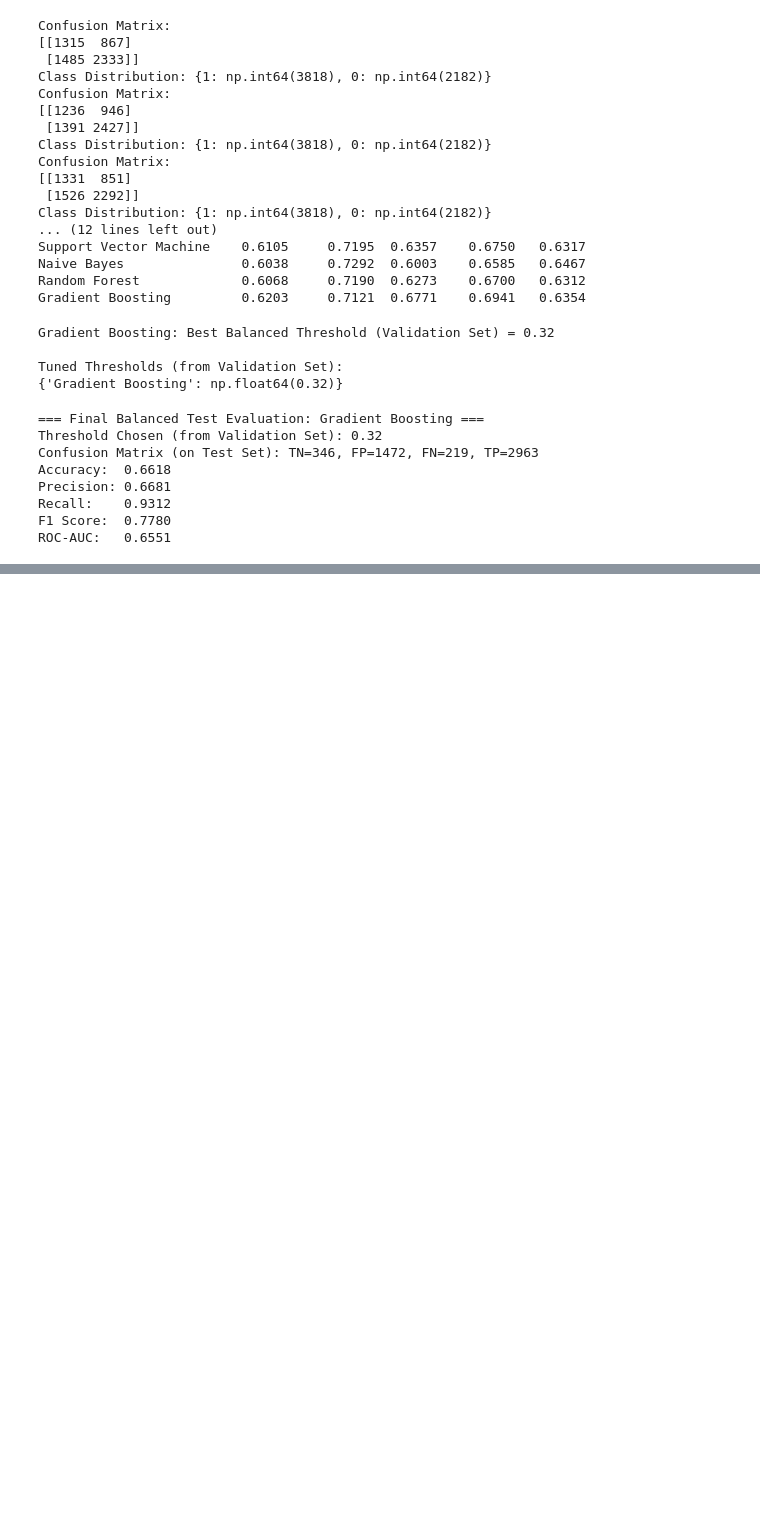
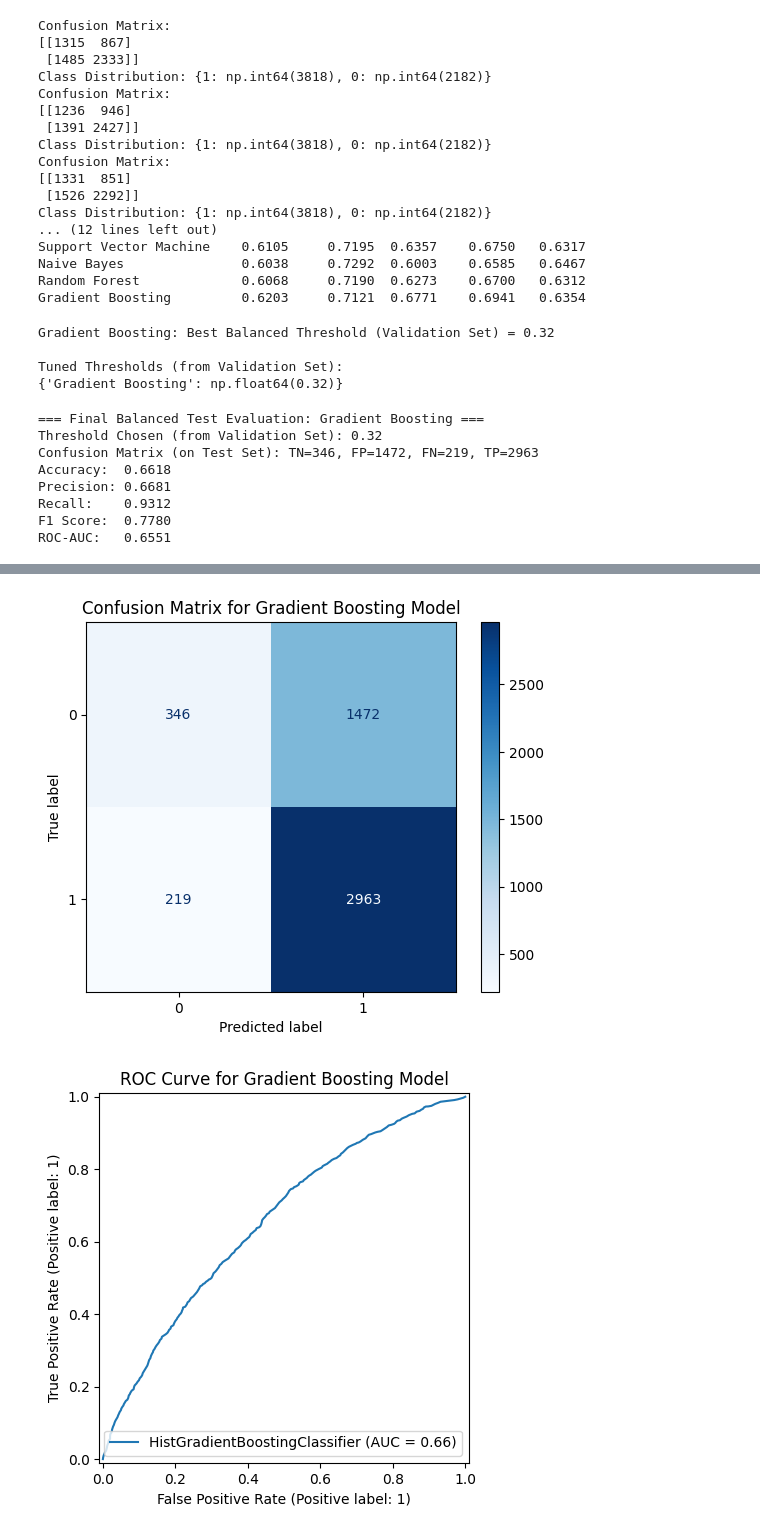
Before and after one commit to NeuralNetGeek/monkeypox-diagnosis, a Jupyter notebook: Monkey Pox.ipynb, the cells around one changed output, grey strips where cells are left out. Saved outputs shown, nothing was run; the diff lists cells and outputs as text; code cells hidden in the pictures; blank space fills up the shorter version.

```diff
--- a/Monkey Pox.ipynb
+++ b/Monkey Pox.ipynb
@@ -318,0 +321,13 @@ Generating SHAP Summary Plot...
+# %%
+cm = confusion_matrix(y_test, y_pred_test)
+disp = ConfusionMatrixDisplay(confusion_matrix=cm, display_labels=models['Gradient Boosting'].classes_)
+disp.plot(cmap=plt.cm.Blues)
+plt.title("Confusion Matrix for Gradient Boosting Model")
+plt.show()
+
+RocCurveDisplay.from_estimator(models['Gradient Boosting'], X_test_scaled, y_test)
+plt.title("ROC Curve for Gradient Boosting Model")
+plt.show()
+# %% [output]
+[figure, added]
+[figure, added]
```
Also changed, not shown: parts of 3 cells of this notebook.
